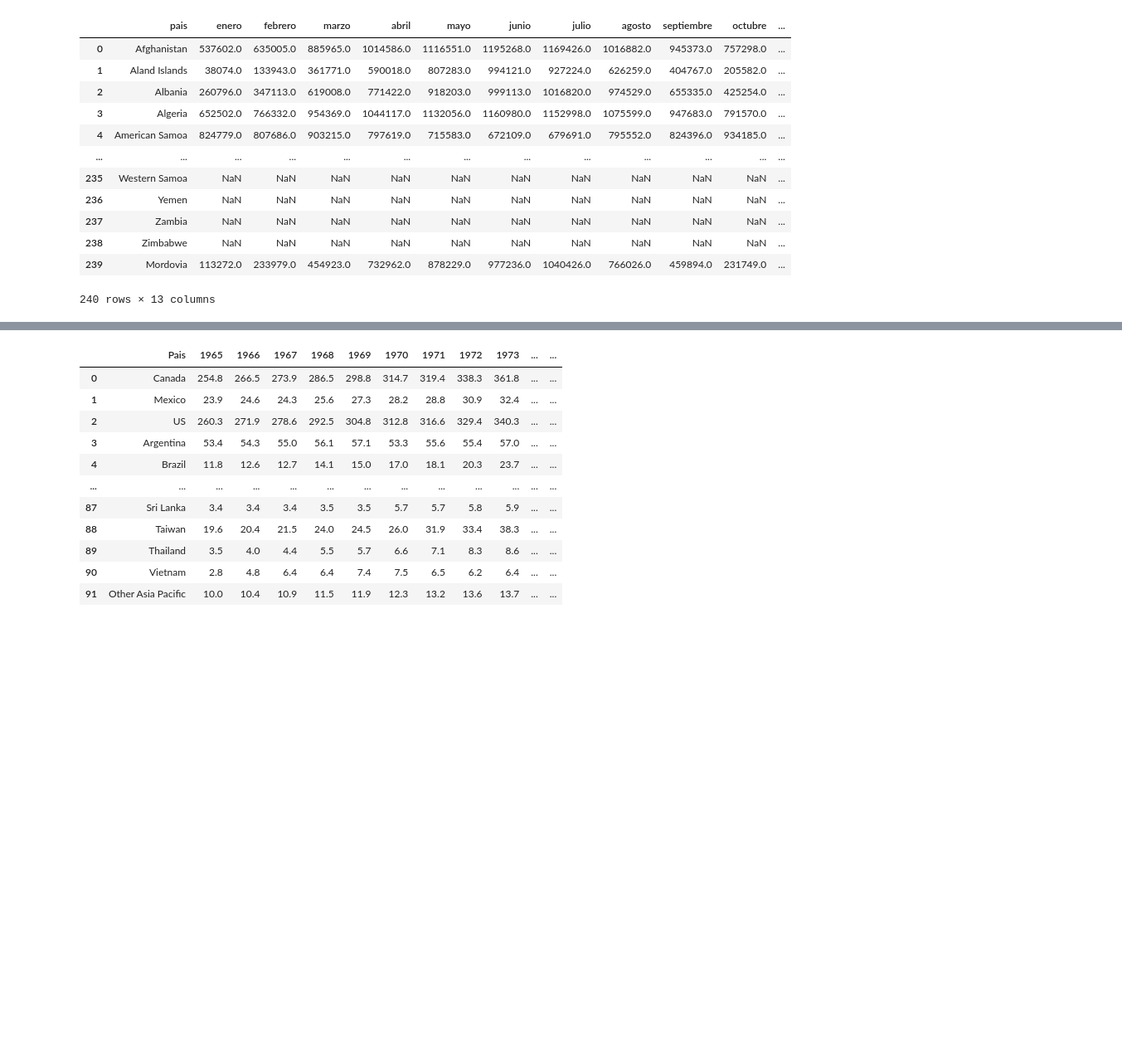
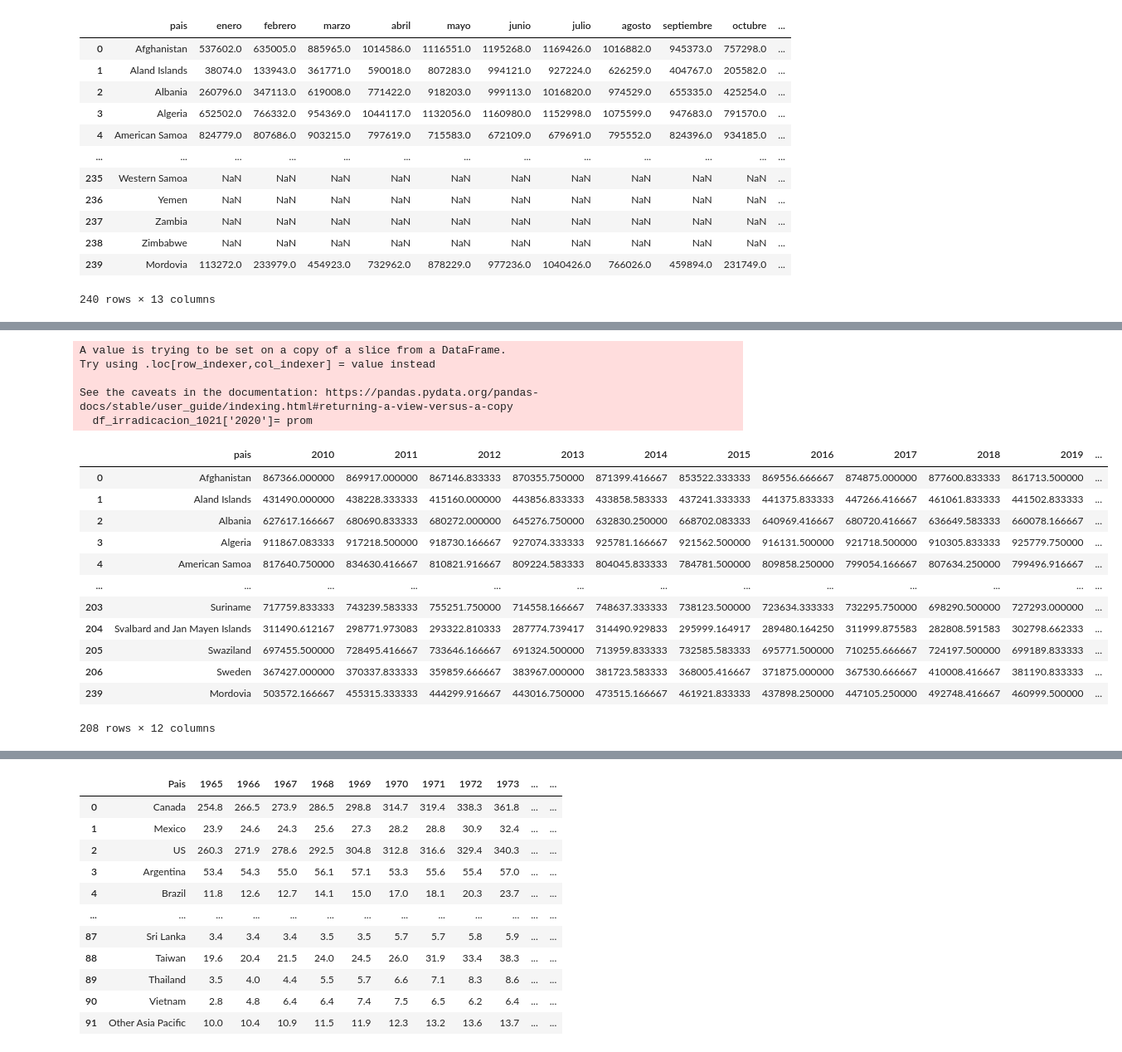
Before and after one commit to MAKACT/proyectoConsumoEnergiaEquipo5, a Jupyter notebook: seleccion.ipynb, the cells around one changed output, grey strips where cells are left out. Shown at 83% size. Drawn from its saved outputs; the diff is of its cells as text; code cells hidden in the pictures; blank space fills up the shorter version.

```diff
--- a/seleccion.ipynb
+++ b/seleccion.ipynb
@@ -61,0 +335,5 @@ len(df_irrad['pais'].unique())
+# %%
+a2016= borrarnulos(".\Global horizontal irradiance 2016.csv")
+prom=irradianza_anual(a2016)
+df_irradicacion_1021['2016']= prom
+df_irradicacion_1021
@@ -61,0 +359,5 @@ len(df_irrad['pais'].unique())
+# %%
+a2017= borrarnulos(".\Global horizontal irradiance 2017.csv")
+prom=irradianza_anual(a2017)
+df_irradicacion_1021['2017']= prom
+df_irradicacion_1021
@@ -61,0 +383,5 @@ len(df_irrad['pais'].unique())
+# %%
+a2018= borrarnulos(".\Global horizontal irradiance 2018.csv")
+prom=irradianza_anual(a2018)
+df_irradicacion_1021['2018']= prom
+df_irradicacion_1021
@@ -61,0 +407,5 @@ len(df_irrad['pais'].unique())
+# %%
+a2019= borrarnulos(".\Global horizontal irradiance 2019.csv")
+prom=irradianza_anual(a2019)
+df_irradicacion_1021['2019']= prom
+df_irradicacion_1021
@@ -61,0 +431,24 @@ len(df_irrad['pais'].unique())
+# %%
+a2020= borrarnulos(".\Global horizontal irradiance 2020.csv")
+prom=irradianza_anual(a2020)
+df_irradicacion_1021['2020']= prom
+df_irradicacion_1021
+# %% [output]
+A value is trying to be set on a copy of a slice from a DataFrame.
+Try using .loc[row_indexer,col_indexer] = value instead
+
+See the caveats in the documentation: https://pandas.pydata.org/pandas-docs/stable/user_guide/indexing.html#returning-a-view-versus-a-copy
+  df_irradicacion_1021['2020']= prom
+|  | pais | 2010 | 2011 | 2012 | 2013 | 2014 | 2015 | 2016 | 2017 | 2018 | 2019 | ... |
+| 0 | Afghanistan | 867366.000000 | 869917.000000 | 867146.833333 | 870355.750000 | 871399.416667 | 853522.333333 | 869556.666667 | 874875.000000 | 877600.833333 | 861713.500000 | ... |
+| 1 | Aland Islands | 431490.000000 | 438228.333333 | 415160.000000 | 443856.833333 | 433858.583333 | 437241.333333 | 441375.833333 | 447266.416667 | 461061.833333 | 441502.833333 | ... |
+| 2 | Albania | 627617.166667 | 680690.833333 | 680272.000000 | 645276.750000 | 632830.250000 | 668702.083333 | 640969.416667 | 680720.416667 | 636649.583333 | 660078.166667 | ... |
+| 3 | Algeria | 911867.083333 | 917218.500000 | 918730.166667 | 927074.333333 | 925781.166667 | 921562.500000 | 916131.500000 | 921718.500000 | 910305.833333 | 925779.750000 | ... |
+| 4 | American Samoa | 817640.750000 | 834630.416667 | 810821.916667 | 809224.583333 | 804045.833333 | 784781.500000 | 809858.250000 | 799054.166667 | 807634.250000 | 799496.916667 | ... |
+| ... | ... | ... | ... | ... | ... | ... | ... | ... | ... | ... | ... | ... |
+| 203 | Suriname | 717759.833333 | 743239.583333 | 755251.750000 | 714558.166667 | 748637.333333 | 738123.500000 | 723634.333333 | 732295.750000 | 698290.500000 | 727293.000000 | ... |
+| 204 | Svalbard and Jan Mayen Islands | 311490.612167 | 298771.973083 | 293322.810333 | 287774.739417 | 314490.929833 | 295999.164917 | 289480.164250 | 311999.875583 | 282808.591583 | 302798.662333 | ... |
+| 205 | Swaziland | 697455.500000 | 728495.416667 | 733646.166667 | 691324.500000 | 713959.833333 | 732585.583333 | 695771.500000 | 710255.666667 | 724197.500000 | 699189.833333 | ... |
+| 206 | Sweden | 367427.000000 | 370337.833333 | 359859.666667 | 383967.000000 | 381723.583333 | 368005.416667 | 371875.000000 | 367530.666667 | 410008.416667 | 381190.833333 | ... |
+| 239 | Mordovia | 503572.166667 | 455315.333333 | 444299.916667 | 443016.750000 | 473515.166667 | 461921.833333 | 437898.250000 | 447105.250000 | 492748.416667 | 460999.500000 | ... |
+208 rows × 12 columns
```
Also changed, not shown: parts of 23 cells of this notebook, 26 other files.
